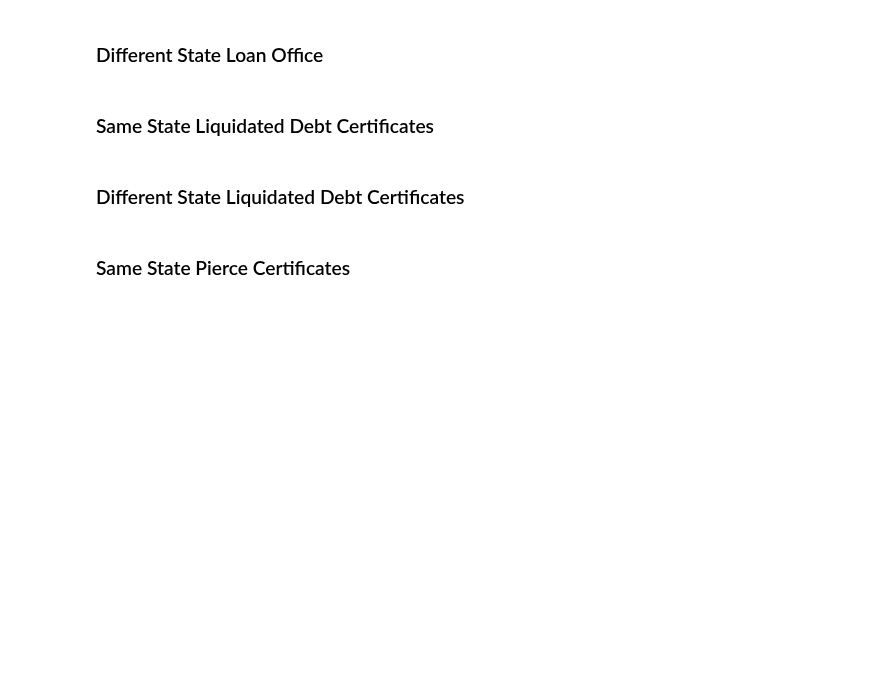
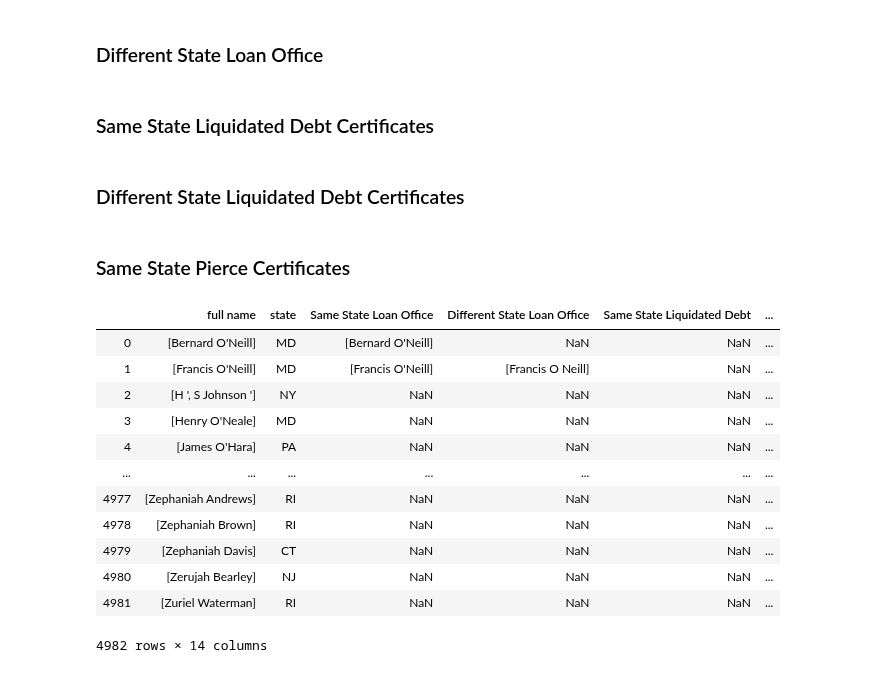
Before and after one commit to davidch2020/SPEOC-pt-1, a Jupyter notebook: post1790_data_prep.ipynb, the cells around one changed output. Saved outputs shown, nothing was run; the diff lists cells and outputs as text; code cells hidden in the pictures; blank space fills up the shorter version.

```diff
--- a/post1790_data_prep.ipynb
+++ b/post1790_data_prep.ipynb
@@ -574,13 +590,34 @@ df_samestateliquid = df_samestateliquid.loc[[ind for ind in df_samestateliquid.i
 # %% [markdown]
 #### Different State
+# %%
+def produceLiquidatedMatches(datafile, num_names, state_cd):
+    if exists(datafile):
+        state_cert = pd.read_csv(datafile, index_col = 0)
+        namelst = []
+        #figure out how many full name columns there are in the state liquidated debt file
+        state_cert['Full Name'] = state_cert['First name'] + " " + state_cert['Last name']
+        namelst.append('Full Name')
+        if num_names > 1:
+            for i in np.arange(2, num_names+1, 1):
+                fullname_str = 'Full Name ' + str(i)
+                state_cert[fullname_str] = state_cert['First name ' + str(i)] + " " + state_cert['Last name ' + str(i)]
+                namelst.append(fullname_str)
+        state_cert_names = state_cert[namelst].drop_duplicates()
+        state_names = [x for x in state_cd.columns if x != 'cd state']
+        #produce matches
+        matches = produceMatches(state_cd, state_cert_names,
+                                 delegate_names = state_names, debt_names = namelst,
+                                 threshold = 95)
+        matches['state'] = state
+        return matches
 # %%
 #match CD state data with liquidated debt from a dif state
 def liquidatedDifStateDebt(state):
     #filter for 6% stock
     state_ind = cumulative_CD[cumulative_CD['state'] == state][['6p_Dollar', '6p_Cents']].dropna(thresh = 1).index
     if len(state_ind) != 0:
-        state_cd = cumulative_CD.loc[state_ind][['full name 1','full name 2','full name 3', 'state']].drop_duplicates()
-        state_cd.columns = ['cd name 1','cd name 2','cd name 3', 'cd state']
+        state_cd = cumulative_CD.loc[state_ind][state_select].drop_duplicates()
+        state_cd.columns = state_cols
         #import liquidated state debt files
         match_df = pd.DataFrame({}, columns = ['Delegates', 'Loan Matches', 'Scores'])
         for statename, num_names in state_name.items():
@@ -632,11 +669,14 @@ def pierceCertificates(state):
     #filter for 6% stock
     state_ind = cumulative_CD[cumulative_CD['state'] == state][['6p_Dollar', '6p_Cents', '6p_def_Dollar', '6p_def_Cents']].dropna(thresh = 1).index
     if len(state_ind) != 0:
-        state_cd = cumulative_CD.loc[state_ind][['full name 1','full name 2','full name 3', 'state']].drop_duplicates()
-        state_cd.columns = ['cd name 1','cd name 2','cd name 3', 'cd state']
+        state_cd = cumulative_CD.loc[state_ind][state_select].drop_duplicates()
+        state_cd.columns = state_cols
         #match data
         pierce_names = pierce[pierce['State'].apply(lambda x: pd.isnull(x) or x == state)][['Full Name', 'Full Name 2']].drop_duplicates()
-        matches = produceMatches(state_cd, pierce_names, delegate_names = ['cd name 1'], debt_names = ['Full Name', 'Full Name 2'])
+        matches = produceMatches(state_cd, pierce_names,
+                                 delegate_names = ['cd name 1'],
+                                 debt_names = ['Full Name', 'Full Name 2'],
+                                 threshold = 95)
         matches['state'] = state
         return matches
 # %%
@@ -897,6 +962,22 @@ pcIndex = cumulative_CD_assets[cumulative_CD_assets['Pierce Certificates'].apply
                                                                                  type(x) == list)].index
 cumulative_CD_assets.loc[pcIndex, 'PC Total'] = [pcTotal(x) for x in pcIndex]
 cumulative_CD_assets['PC Total'] = cumulative_CD_assets['PC Total'].fillna(0)
+# %%
+cumulative_CD_assets
+# %% [output]
+|  | full name | state | Same State Loan Office | Different State Loan Office | Same State Liquidated Debt | ... |
+| 0 | [Bernard O'Neill] | MD | [Bernard O'Neill] | NaN | NaN | ... |
+| 1 | [Francis O'Neill] | MD | [Francis O'Neill] | [Francis O Neill] | NaN | ... |
+| 2 | [H ', S Johnson '] | NY | NaN | NaN | NaN | ... |
+| 3 | [Henry O'Neale] | MD | NaN | NaN | NaN | ... |
+| 4 | [James O'Hara] | PA | NaN | NaN | NaN | ... |
+| ... | ... | ... | ... | ... | ... | ... |
+| 4977 | [Zephaniah Andrews] | RI | NaN | NaN | NaN | ... |
+| 4978 | [Zephaniah Brown] | RI | NaN | NaN | NaN | ... |
+| 4979 | [Zephaniah Davis] | CT | NaN | NaN | NaN | ... |
+| 4980 | [Zerujah Bearley] | NJ | NaN | NaN | NaN | ... |
+| 4981 | [Zuriel Waterman] | RI | NaN | NaN | NaN | ... |
+4982 rows × 14 columns
 # %%
 cumulative_CD_assets['Debt Total'] = cumulative_CD_assets[['SSLO Total','DSLO Total',
                                                            'SSLD Total', 'DSLD Total',
```
Also changed, not shown: parts of 55 cells of this notebook, 5 other files.
